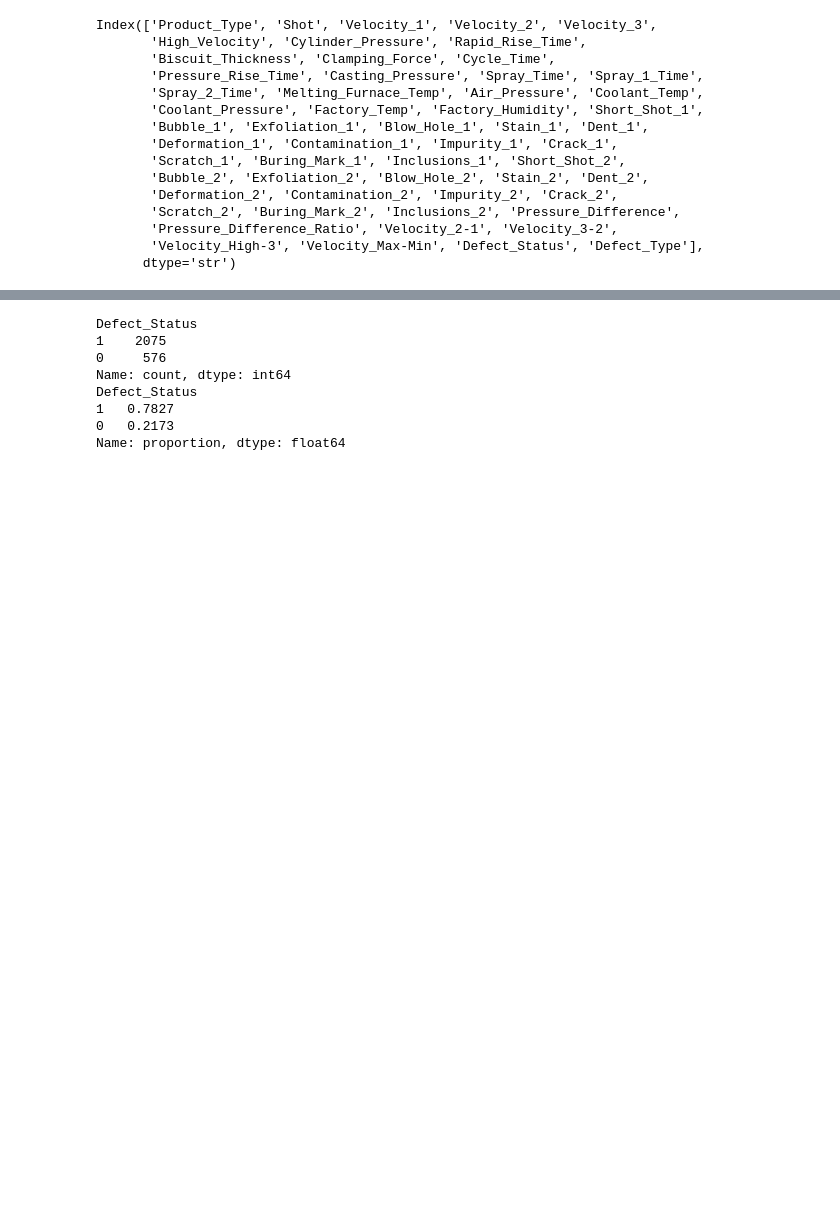
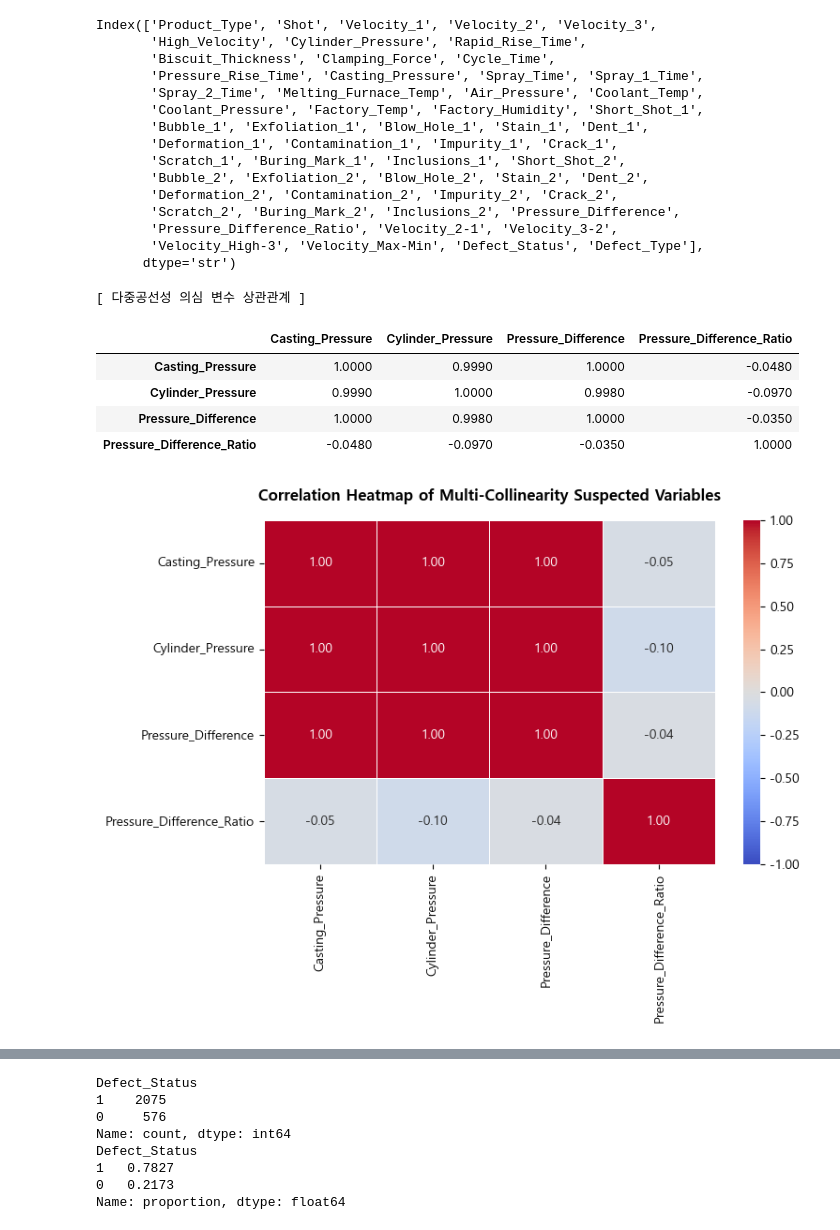
Before and after one commit to heeso0908/hotsix, a Jupyter notebook: notebooks/김재천/statistics_all_iv.ipynb, the cells around one changed output, grey strips where cells are left out. Drawn from its saved outputs; the diff is of its cells as text; code cells hidden in the pictures; blank space fills up the shorter version.

```diff
--- a/notebooks/김재천/statistics_all_iv.ipynb
+++ b/notebooks/김재천/statistics_all_iv.ipynb
@@ -86,3 +86,42 @@ Index(['Product_Type', 'Shot', 'Velocity_1', 'Velocity_2', 'Velocity_3',
        'Pressure_Difference_Ratio', 'Velocity_2-1', 'Velocity_3-2',
        'Velocity_High-3', 'Velocity_Max-Min', 'Defect_Status', 'Defect_Type'],
       dtype='str')
+# %%
+import seaborn as sns
+import matplotlib.pyplot as plt
+
+# 다중공선성 확인 — Casting_Pressure / Cylinder_Pressure / Pressure_Difference / Pressure_Difference_Ratio
+high_corr_vars1 = ['Casting_Pressure', 'Cylinder_Pressure', 'Pressure_Difference', 'Pressure_Difference_Ratio']
+print("[ 다중공선성 의심 변수 상관관계 ]")
+
+# 상관계수 행렬 계산
+corr_matrix = type1_df[high_corr_vars1].corr().round(3)
+display(corr_matrix)
+
+# -----------------
+# 히트맵 시각화 추가
+# -----------------
+plt.figure(figsize=(8, 6)) # 히트맵 캔버스 크기 지정
+
+# seaborn heatmap 생성
+sns.heatmap(
+    corr_matrix,
+    annot=True,            # 각 셀 안에 상관계수 숫자 표시
+    cmap='coolwarm',       # 색상 팔레트 (파랑: 음의 상관관계, 빨강: 양의 상관관계)
+    vmin=-1, vmax=1,       # 색상 표현 시 기준점 (-1 ~ 1)
+    center=0,              # 중앙값을 0으로 맞춰 색상 대비 강조
+    fmt='.2f',             # 숫자 표기 형식 (소수점 2자리)
+    linewidths=0.5         # 셀 사이 경계선
+)
+
+plt.title('Correlation Heatmap of Multi-Collinearity Suspected Variables', fontweight='bold', pad=15)
+plt.tight_layout()
+plt.show()
+# %% [output]
+[ 다중공선성 의심 변수 상관관계 ]
+|  | Casting_Pressure | Cylinder_Pressure | Pressure_Difference | Pressure_Difference_Ratio |
+| Casting_Pressure | 1.0000 | 0.9990 | 1.0000 | -0.0480 |
+| Cylinder_Pressure | 0.9990 | 1.0000 | 0.9980 | -0.0970 |
+| Pressure_Difference | 1.0000 | 0.9980 | 1.0000 | -0.0350 |
+| Pressure_Difference_Ratio | -0.0480 | -0.0970 | -0.0350 | 1.0000 |
+[figure, added]
```
Also changed, not shown: parts of 4 cells of this notebook, 1 other file.
